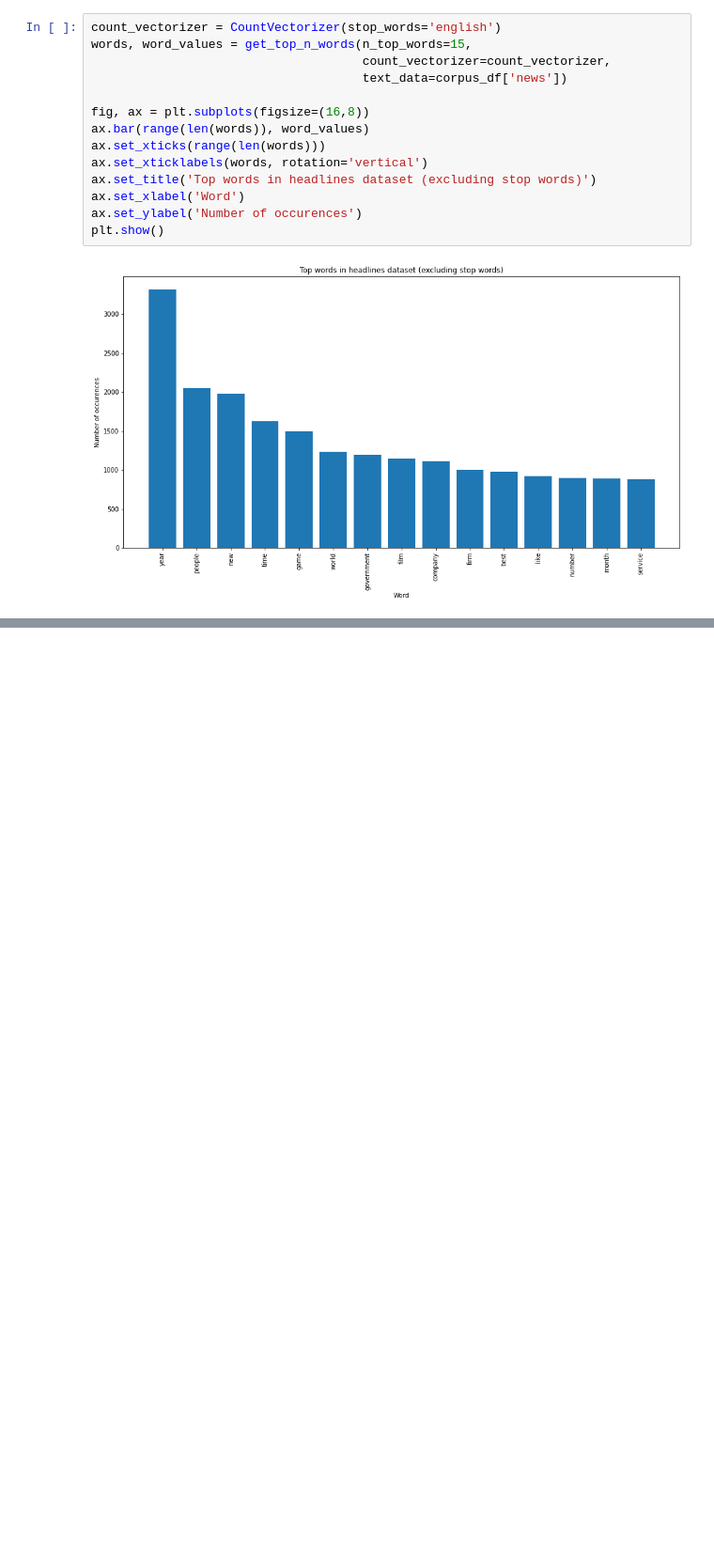
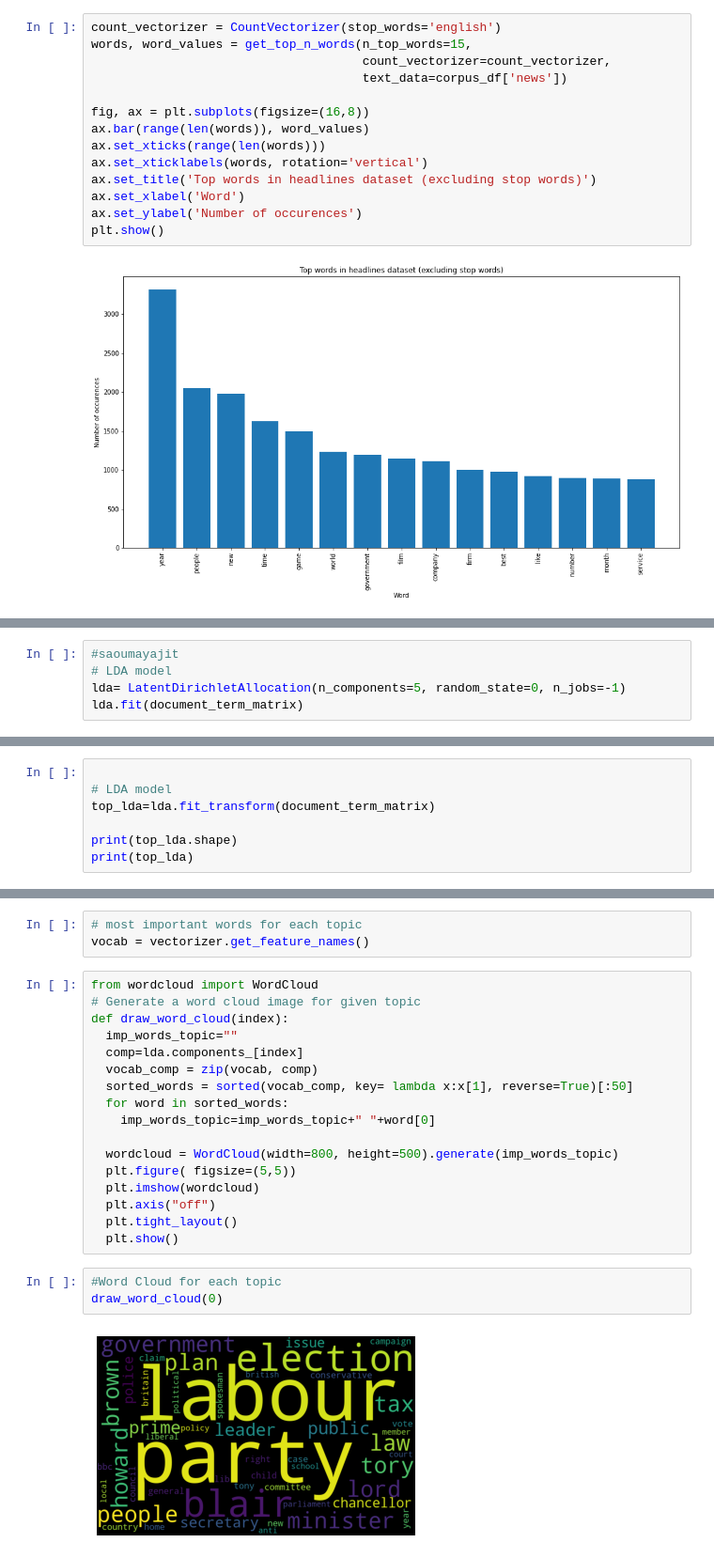
Before and after one commit to SuhelAnsari9272/Topic-Modeling-on-News-Articles-, a Jupyter notebook: Suhel_Topic_Modeling_on_News_Articles_Capstone_Project.ipynb, the cells around one changed output, grey strips where cells are left out. Shown at 94% size. Cells and saved outputs as stored; diff of their text form; blank space fills up the shorter version.

```diff
--- a/Suhel_Topic_Modeling_on_News_Articles_Capstone_Project.ipynb
+++ b/Suhel_Topic_Modeling_on_News_Articles_Capstone_Project.ipynb
@@ -522,0 +517,5 @@ plt.show()
+# %%
+#saoumayajit
+# LDA model
+lda= LatentDirichletAllocation(n_components=5, random_state=0, n_jobs=-1)
+lda.fit(document_term_matrix)
@@ -522,0 +524,7 @@ plt.show()
+# %%
+
+# LDA model
+top_lda=lda.fit_transform(document_term_matrix)
+
+print(top_lda.shape)
+print(top_lda)
@@ -522,0 +595,25 @@ plt.show()
+# %%
+# most important words for each topic
+vocab = vectorizer.get_feature_names()
+# %%
+from wordcloud import WordCloud
+# Generate a word cloud image for given topic
+def draw_word_cloud(index):
+  imp_words_topic=""
+  comp=lda.components_[index]
+  vocab_comp = zip(vocab, comp)
+  sorted_words = sorted(vocab_comp, key= lambda x:x[1], reverse=True)[:50]
+  for word in sorted_words:
+    imp_words_topic=imp_words_topic+" "+word[0]
+
+  wordcloud = WordCloud(width=800, height=500).generate(imp_words_topic)
+  plt.figure( figsize=(5,5))
+  plt.imshow(wordcloud)
+  plt.axis("off")
+  plt.tight_layout()
+  plt.show()
+# %%
+#Word Cloud for each topic
+draw_word_cloud(0)
+# %% [output]
+[figure, added]
```
Also changed, not shown: parts of 51 cells of this notebook.
